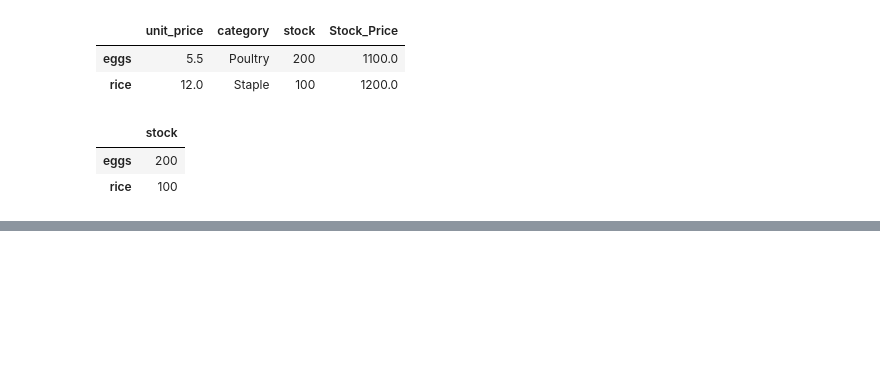
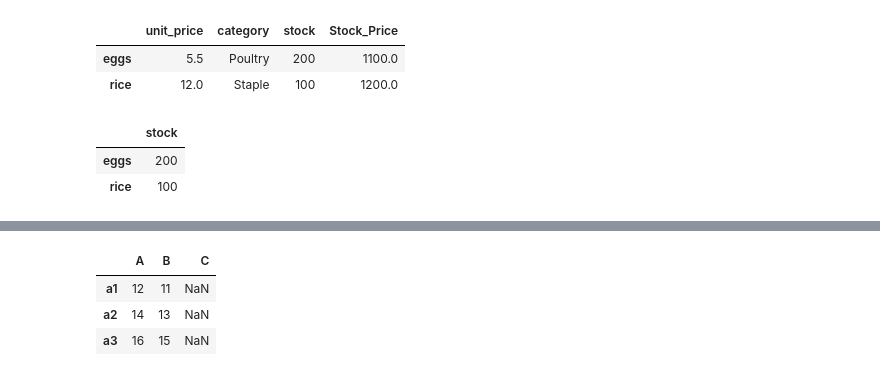
Before and after one commit to arindam31/DataAnalysisStudy, a Jupyter notebook: Pandas - Objects.ipynb, the cells around one changed output, grey strips where cells are left out. Cells and saved outputs as stored; diff of their text form; code cells hidden in the pictures; blank space fills up the shorter version.

```diff
--- a/Pandas - Objects.ipynb
+++ b/Pandas - Objects.ipynb
@@ -459,0 +498,3 @@ grocery_df.loc[grocery_df.stock >= 100, ['stock']]
+# %%
+d1 = pd.DataFrame(np.arange(1, 7).reshape(3,2), columns=['B', 'A'], index=['a1', 'a2', 'a3'])
+d1
@@ -459,0 +514,8 @@ grocery_df.loc[grocery_df.stock >= 100, ['stock']]
+# %%
+# Now lets try to add them
+d1 + d2
+# %% [output]
+|  | A | B | C |
+| a1 | 12 | 11 | NaN |
+| a2 | 14 | 13 | NaN |
+| a3 | 16 | 15 | NaN |
```
Also changed, not shown: parts of 25 cells of this notebook, 3 other files.
